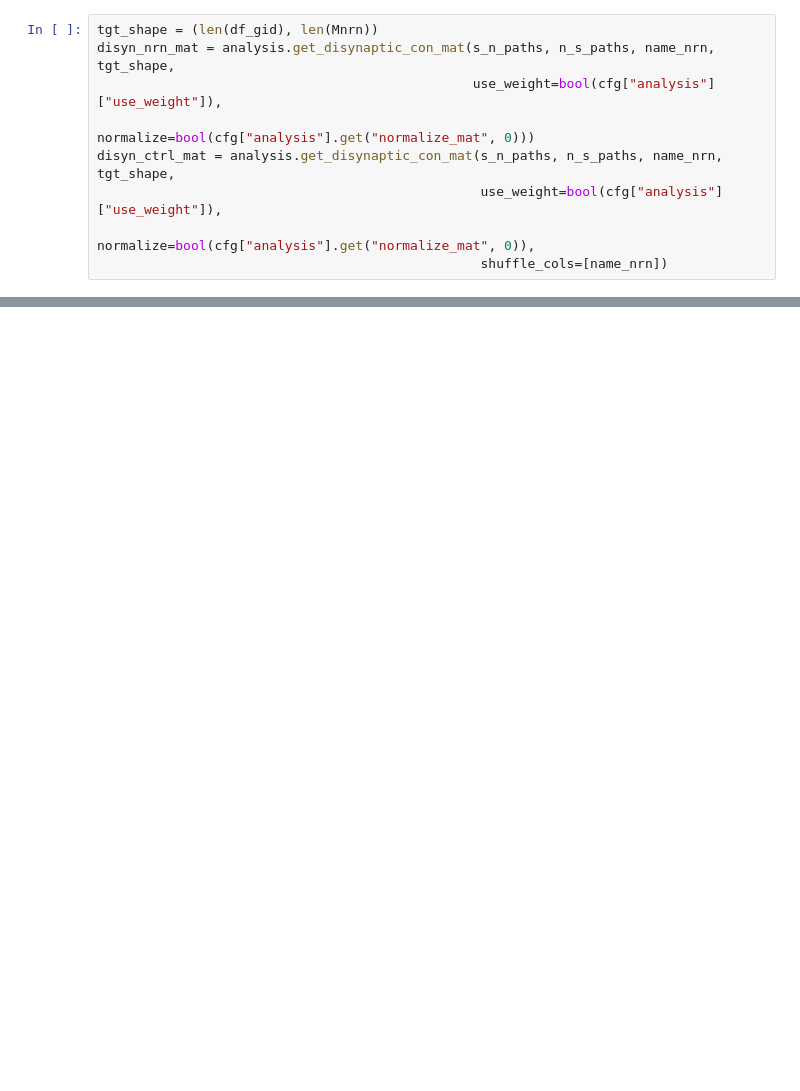
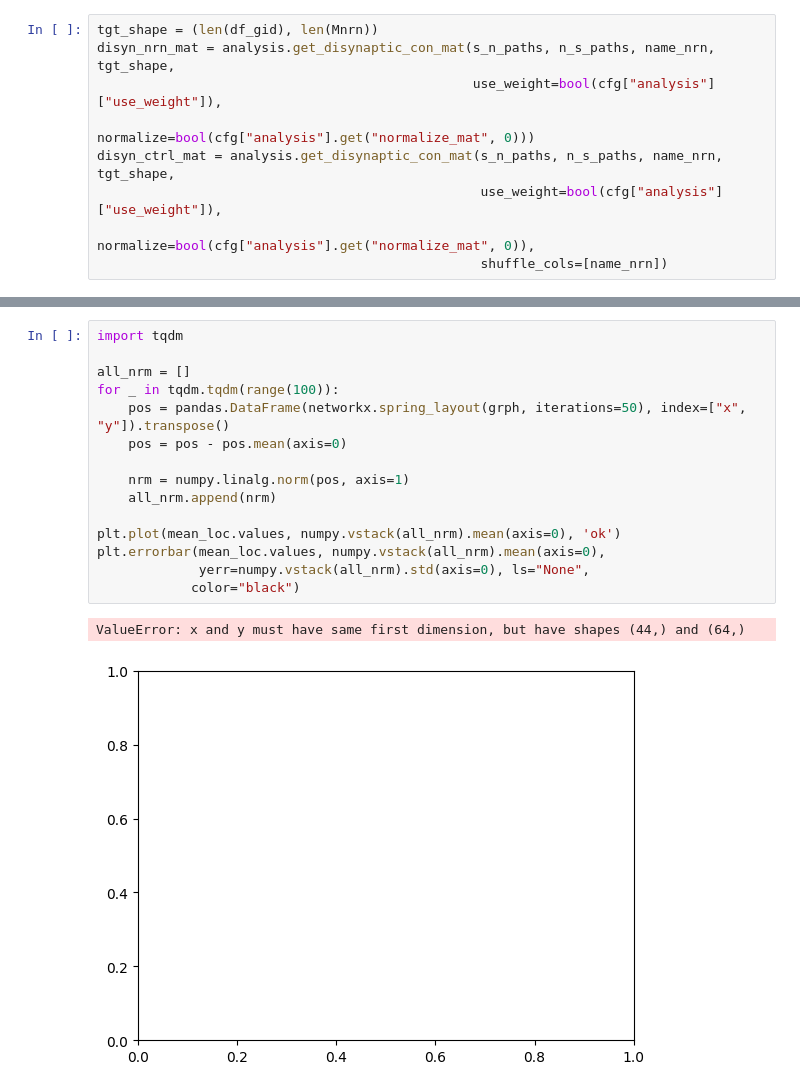
Before and after one commit to MWolfR/excitation_inhibition_topology, a Jupyter notebook: Topology of neurons relative to simplices.ipynb, the cells around one changed output, grey strips where cells are left out. Cells and saved outputs as stored; diff of their text form; blank space fills up the shorter version.

```diff
--- a/Topology of neurons relative to simplices.ipynb
+++ b/Topology of neurons relative to simplices.ipynb
@@ -248,0 +371,18 @@ plt.colorbar(plt.imshow(clst_mat_disyn, aspect="auto", interpolation="nearest"))
+# %%
+import tqdm
+
+all_nrm = []
+for _ in tqdm.tqdm(range(100)):
+    pos = pandas.DataFrame(networkx.spring_layout(grph, iterations=50), index=["x", "y"]).transpose()
+    pos = pos - pos.mean(axis=0)
+
+    nrm = numpy.linalg.norm(pos, axis=1)
+    all_nrm.append(nrm)
+
+plt.plot(mean_loc.values, numpy.vstack(all_nrm).mean(axis=0), 'ok')
+plt.errorbar(mean_loc.values, numpy.vstack(all_nrm).mean(axis=0),
+             yerr=numpy.vstack(all_nrm).std(axis=0), ls="None",
+            color="black")
+# %% [output]
+ValueError: x and y must have same first dimension, but have shapes (44,) and (64,)
+[figure, added]
```
Also changed, not shown: parts of 32 cells of this notebook, 3 other files.
